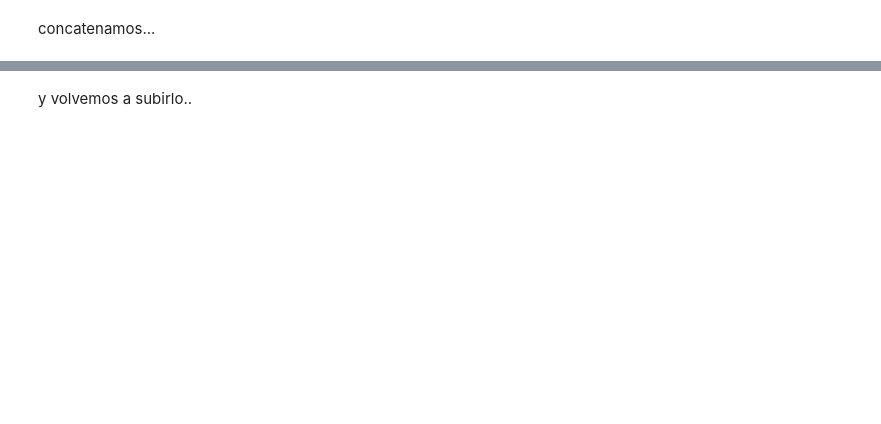
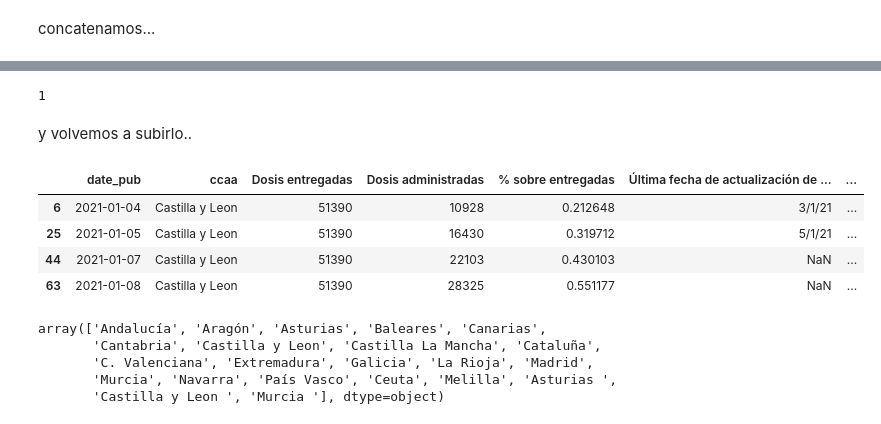
Before and after one commit to mharias/covid, a Jupyter notebook: vacunacion/lectura_vacunacion.ipynb, the cells around one changed output, grey strips where cells are left out. Drawn from its saved outputs; the diff is of its cells as text; code cells hidden in the pictures; blank space fills up the shorter version.

```diff
--- a/vacunacion/lectura_vacunacion.ipynb
+++ b/vacunacion/lectura_vacunacion.ipynb
@@ -20,6 +22,7 @@ fecha_informe = datetime.today()
 #en el caso de queramos bajar otra fecha diferente a 'hoy'
 #fecha_informe = datetime(year=2021,month=1,day=7)
 fecha_informe_str=fecha_informe.strftime('%Y%m%d')
+fecha_informe_pandas = fecha_informe.strftime('%Y-%m-%d')
 nombre_fichero_con_fecha = path_directorio + nombre_root_fichero.format(fecha_informe_str)
 nombre_fichero_acumulado = path_directorio + nombre_root_fichero.format('')
 # %% [markdown]
@@ -46,7 +69,7 @@ renombramos columnas, añadimos columna con `fecha_de_informe` y ordenamos
 # %%
 datos_hoy.columns=['ccaa','Dosis entregadas','Dosis administradas','% sobre entregadas','Fecha de la ultima vacuna registrada']
 # %%
-datos_hoy['date_pub']=fecha_informe
+datos_hoy['date_pub']=fecha_informe_pandas
 datos_hoy['source_name']='Ministerio de Sanidad'
 datos_hoy['source'] = enlace
 # %%
@@ -75,8 +130,8 @@ concatenamos...
 datos_acumulados=pd.concat([datos_acumulados,datos_hoy],ignore_index=True)
 # %%
 #aseguramos formato fecha para evitar inconsistencia en el merge
-datos_acumulados['date_pub'] = pd.to_datetime(datos_acumulados['date_pub'],format='%d/%m/%y')
-datos_acumulados['Fecha de la ultima vacuna registrada'] = pd.to_datetime(datos_acumulados['Fecha de la ultima vacuna registrada'],format='%d/%m/%y')
+datos_acumulados['date_pub'] = pd.to_datetime(datos_acumulados['date_pub'],format='%Y-%m-%d')
+datos_acumulados['Fecha de la ultima vacuna registrada'] = pd.to_datetime(datos_acumulados['Fecha de la ultima vacuna registrada'],format='%Y-%m-%d')
 # %%
 datos_acumulados['% sobre entregadas']=datos_acumulados['Dosis administradas']/datos_acumulados['Dosis entregadas']
 # %%
@@ -84,4 +153,24 @@ datos_acumulados
+# %%
+datos_acumulados.iloc[0]['date_pub'].month
+# %% [output]
+1
 # %% [markdown]
 y volvemos a subirlo..
 # %%
 datos_acumulados.to_csv(nombre_fichero_acumulado+'.csv',index=False)
+# %%
+datos_acumulados[datos_acumulados['ccaa'].str.startswith('Castilla y')]
+# %% [output]
+|  | date_pub | ccaa | Dosis entregadas | Dosis administradas | % sobre entregadas | Última fecha de actualización de ... | ... |
+| 6 | 2021-01-04 | Castilla y Leon | 51390 | 10928 | 0.212648 | 3/1/21 | ... |
+| 25 | 2021-01-05 | Castilla y Leon | 51390 | 16430 | 0.319712 | 5/1/21 | ... |
+| 44 | 2021-01-07 | Castilla y Leon | 51390 | 22103 | 0.430103 | NaN | ... |
+| 63 | 2021-01-08 | Castilla y Leon | 51390 | 28325 | 0.551177 | NaN | ... |
+# %%
+datos_acumulados['ccaa'].unique()
+# %% [output]
+array(['Andalucía', 'Aragón', 'Asturias', 'Baleares', 'Canarias',
+       'Cantabria', 'Castilla y Leon', 'Castilla La Mancha', 'Cataluña',
+       'C. Valenciana', 'Extremadura', 'Galicia', 'La Rioja', 'Madrid',
+       'Murcia', 'Navarra', 'País Vasco', 'Ceuta', 'Melilla', 'Asturias ',
+       'Castilla y Leon ', 'Murcia '], dtype=object)
```
Also changed, not shown: parts of 7 cells of this notebook, 47 other files.
